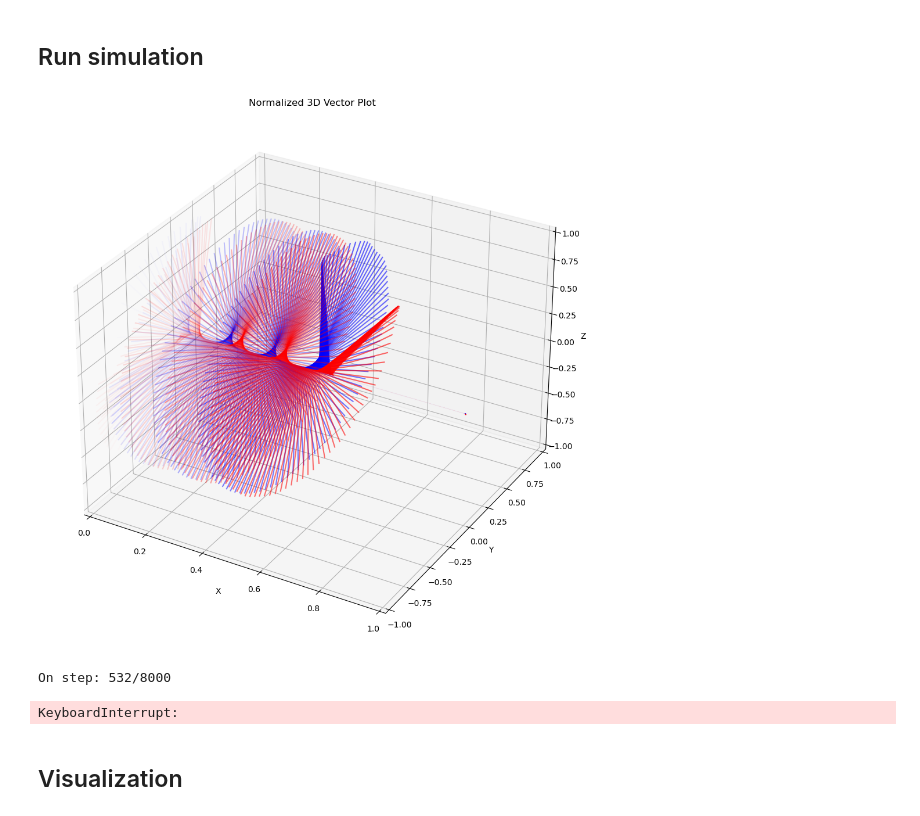
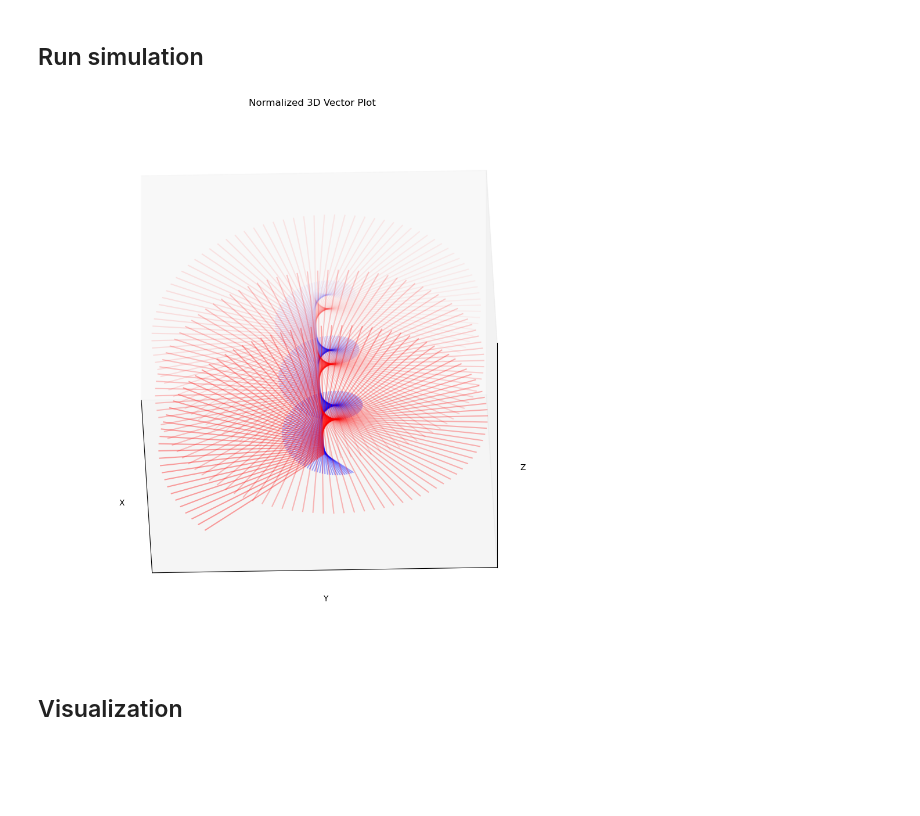
Before and after one commit to bfakhri/fdtd, a Jupyter notebook: examples/jupyter/CircularPolarization.ipynb, the cells around one changed output. Cells and saved outputs as stored; diff of their text form; code cells hidden in the pictures; blank space fills up the shorter version.

```diff
--- a/examples/jupyter/CircularPolarization.ipynb
+++ b/examples/jupyter/CircularPolarization.ipynb
@@ -66,14 +66,24 @@ grid[:, grid.shape[1]//2, grid.shape[2]//2] = fdtd.LineDetector(name="detector")
 # %% [markdown]
 ## Functions
 # %%
-def plot_EH_3d_vectors(E_vectors, H_vectors, scale=1.0, step=None, rotation_angle=None):
+def plot_EH_3d_vectors(E_vectors, H_vectors=None, scale=1.0, step=None, rotation_angle=None):
     clear_output(wait=True)
     fig = plt.figure(figsize=(12,12))
     ax = fig.add_subplot(111, projection='3d')
-    ax.set_facecolor((0, 0, 0))
-    ax.w_xaxis.set_pane_color((0,0,0.0))
-    ax.w_yaxis.set_pane_color((0,0,0.0))
-    ax.w_zaxis.set_pane_color((0,0,0.0))
+    ax.set_proj_type('ortho')  # FOV = 0 deg
+    #ax.set_proj_type('persp')  # FOV = 90 deg
+    #ax.set_proj_type('persp', focal_length=0.2)  # FOV = 157.4 deg
+    #ax.set_facecolor((0, 0, 0))
+    #ax.w_xaxis.set_pane_color((0,0,0.0))
+    #ax.w_yaxis.set_pane_color((0,0,0.0))
+    #ax.w_zaxis.set_pane_color((0,0,0.0))
+    # Hide grid lines
+    ax.grid(False)
+
+    # Hide axes ticks
+    ax.set_xticks([])
+    ax.set_yticks([])
+    ax.set_zticks([])
 
     def normalize_and_plot(vectors, color):
         # Normalize vectors
@@ -94,9 +104,11 @@ def plot_EH_3d_vectors(E_vectors, H_vectors, scale=1.0, step=None, rotation_angl
         else:
             colors = color
         ax.quiver(np.arange(len(x))/len(x), 0, 0, x, y, z, length=scale, arrow_length_ratio=0.0, colors=colors)
+        #ax.plot(x, y, z)
 
     normalize_and_plot(E_vectors, color='red')
-    normalize_and_plot(H_vectors, color='blue')
+    if(H_vectors is not None):
+        normalize_and_plot(H_vectors, color='blue')
 
     # Set limits for the axes
     #ax.set_xlim([-scale, scale])
@@ -163,16 +177,18 @@ plot_EH_3d_vectors(Es[-1, 0:100, :], Hs[-1, 0:100, :])
 ## Run simulation
 # %%
 grid.reset()
-max_steps = 8000
+max_steps = 800
+wiggle = 30
 for step in range(max_steps):
     print('On step: {0}/{1}'.format(step+1, max_steps), end='\r')
     grid.run(1, progress_bar=False)
     Es = bd.stack(grid.detectors[0].E, axis=0)
     Hs = bd.stack(grid.detectors[0].H, axis=0)
-    plot_EH_3d_vectors(Es[-1, :, :], Hs[-1, :, :], step=step)
+    plot_EH_3d_vectors(Es[-1, 40:340, :], Hs[-1, 40:340, :]/4, step=step, rotation_angle=(30, float(4*360*step)/max_steps))
+    #plot_EH_3d_vectors(Es[-1, 40:340, :], Hs[-1, 40:340, :], step=None, rotation_angle=(30, float(4*360*step)/max_steps))
+    #plot_EH_3d_vectors(Es[-1, 40:340, :], step=None, rotation_angle=(30, float(4*360*step)/max_steps))
+    #plot_EH_3d_vectors(Es[-1, 40:340, :], step=None, rotation_angle=(0, 270 + (step % 10 - 5)/10 * wiggle ))
 # %% [output]
-[figure, old version]
+[figure, new version]
-On step: 532/8000
-KeyboardInterrupt:
 # %% [markdown]
 ## Visualization
```
Also changed, not shown: parts of 9 cells of this notebook, 4 other files.
